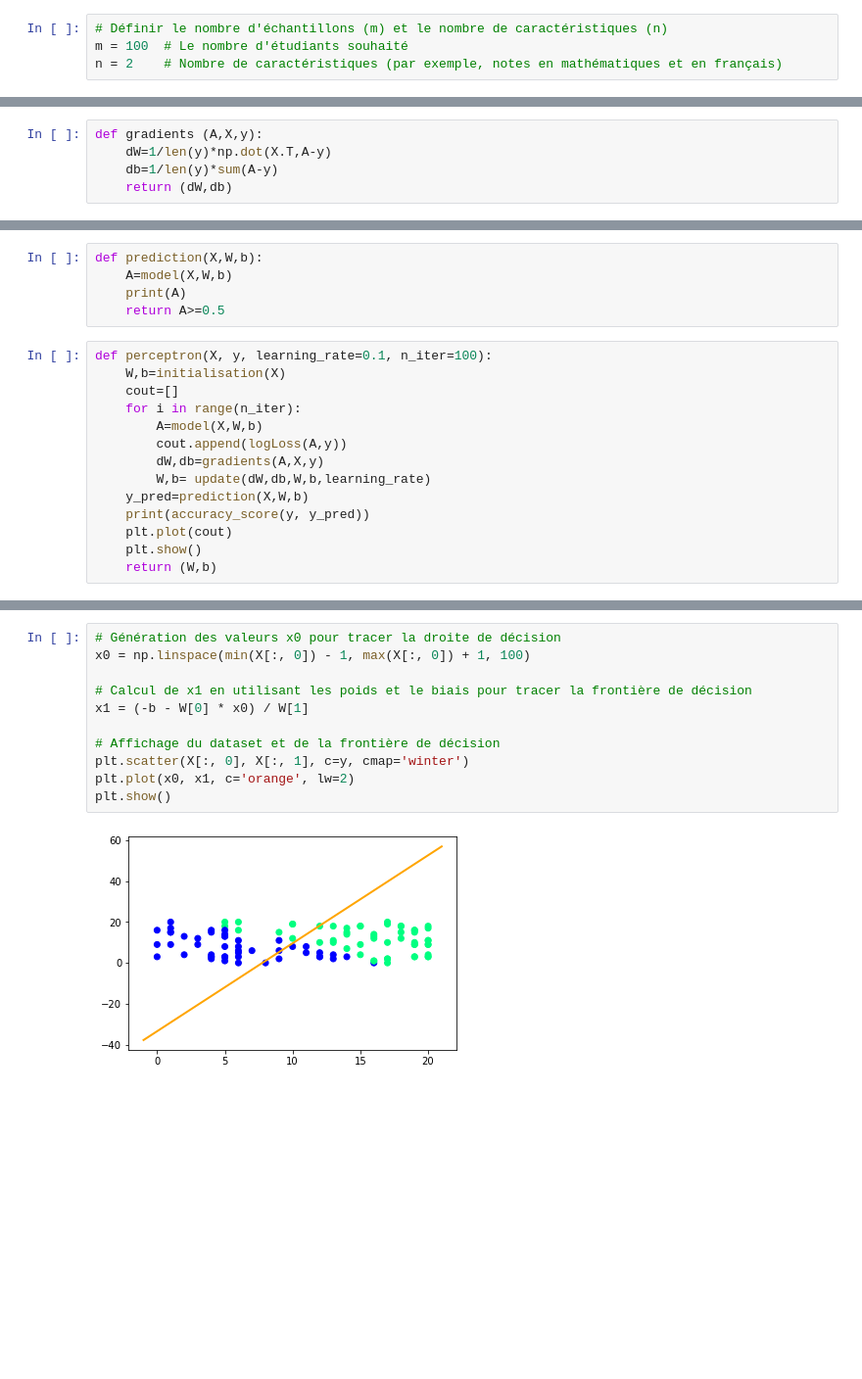
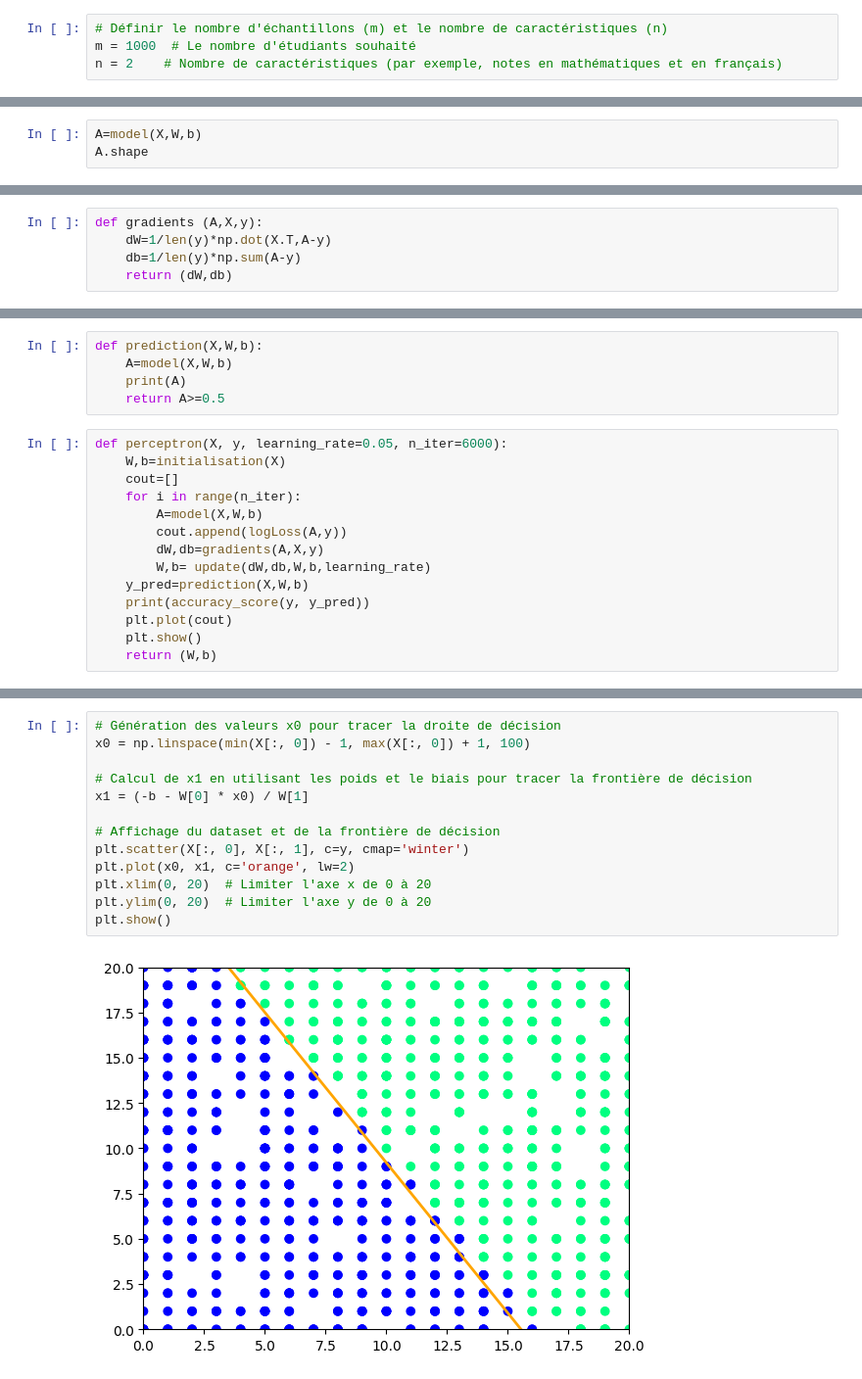
Before and after one commit to al3x6/Machine_learning, a Jupyter notebook: FI-Araujo-AlexisMiniProjet/FI-Araujo-AlexisMiniProjet.ipynb, the cells around one changed output, grey strips where cells are left out. Shown at 98% size. Saved outputs shown, nothing was run; the diff lists cells and outputs as text; blank space fills up the shorter version.

```diff
--- a/FI-Araujo-AlexisMiniProjet/FI-Araujo-AlexisMiniProjet.ipynb
+++ b/FI-Araujo-AlexisMiniProjet/FI-Araujo-AlexisMiniProjet.ipynb
@@ -13,7 +13,7 @@ import matplotlib.pyplot as plt
 ## Création du dataSet
 # %%
 # Définir le nombre d'échantillons (m) et le nombre de caractéristiques (n)
-m = 100  # Le nombre d'étudiants souhaité
+m = 1000  # Le nombre d'étudiants souhaité
 n = 2    # Nombre de caractéristiques (par exemple, notes en mathématiques et en français)
 # %%
 # Générer des données aléatoires pour les caractéristiques (notes)
@@ -76,3 +87,6 @@ def model(X,W,b):
     Z=X.dot(W)+b
     A=1/(1+np.exp(-Z))
     return A
+# %%
+A=model(X,W,b)
+A.shape
@@ -82,5 +102,5 @@ def logLoss(A,y):
 # %%
 def gradients (A,X,y):
     dW=1/len(y)*np.dot(X.T,A-y)
-    db=1/len(y)*sum(A-y)
+    db=1/len(y)*np.sum(A-y)
     return (dW,db)
@@ -95,7 +118,7 @@ def prediction(X,W,b):
     print(A)
     return A>=0.5
 # %%
-def perceptron(X, y, learning_rate=0.1, n_iter=100):
+def perceptron(X, y, learning_rate=0.05, n_iter=6000):
     W,b=initialisation(X)
     cout=[]
     for i in range(n_iter):
@@ -136,14 +159,16 @@ x1 = (-b - W[0] * x0) / W[1]
 # %%
 # Génération des valeurs x0 pour tracer la droite de décision
 x0 = np.linspace(min(X[:, 0]) - 1, max(X[:, 0]) + 1, 100)
 
 # Calcul de x1 en utilisant les poids et le biais pour tracer la frontière de décision
 x1 = (-b - W[0] * x0) / W[1]
 
 # Affichage du dataset et de la frontière de décision
 plt.scatter(X[:, 0], X[:, 1], c=y, cmap='winter')
 plt.plot(x0, x1, c='orange', lw=2)
+plt.xlim(0, 20)  # Limiter l'axe x de 0 à 20
+plt.ylim(0, 20)  # Limiter l'axe y de 0 à 20
 plt.show()
 # %% [output]
-[figure, old version]
+[figure, new version]
 # %%
```
Also changed, not shown: parts of 9 cells of this notebook.
